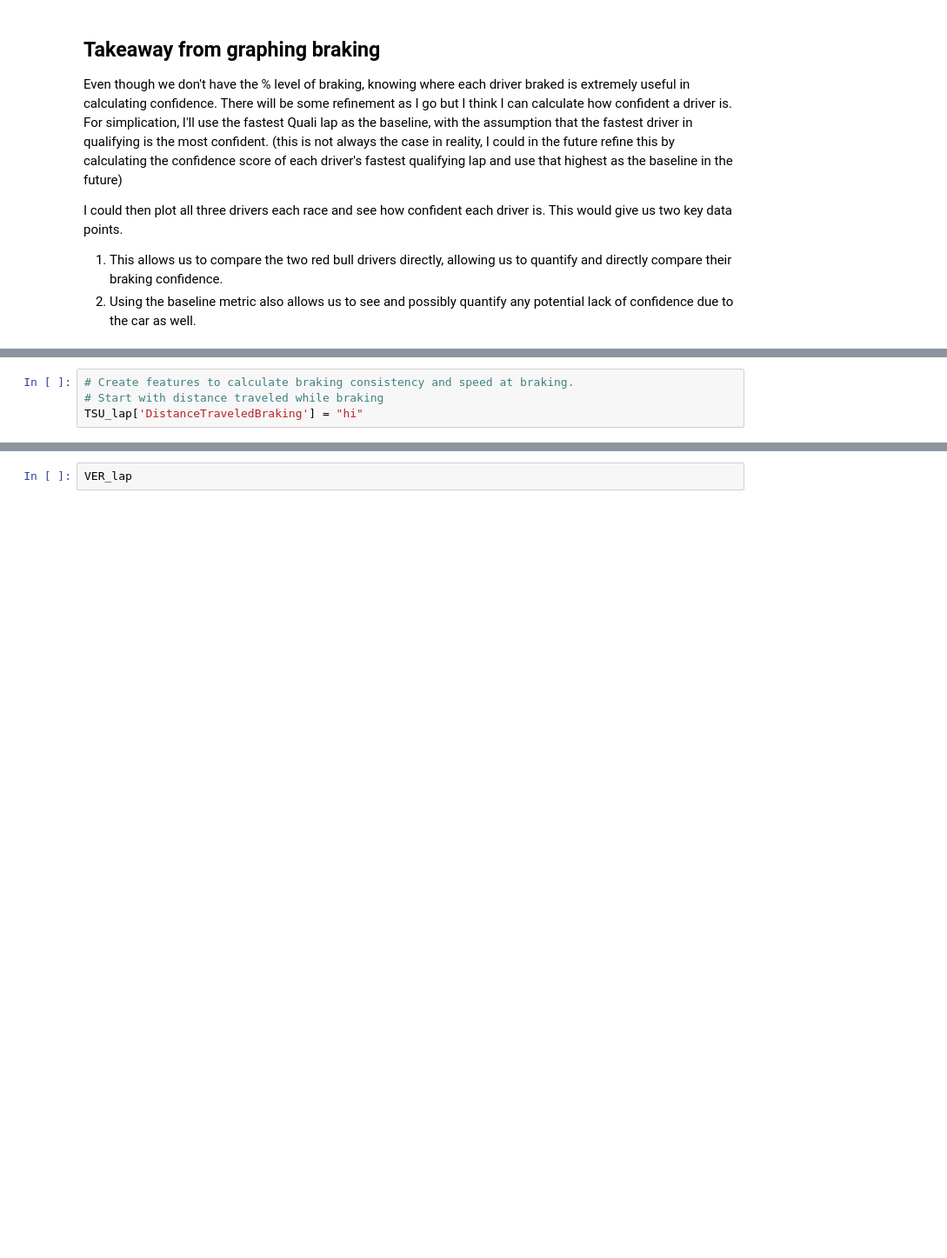
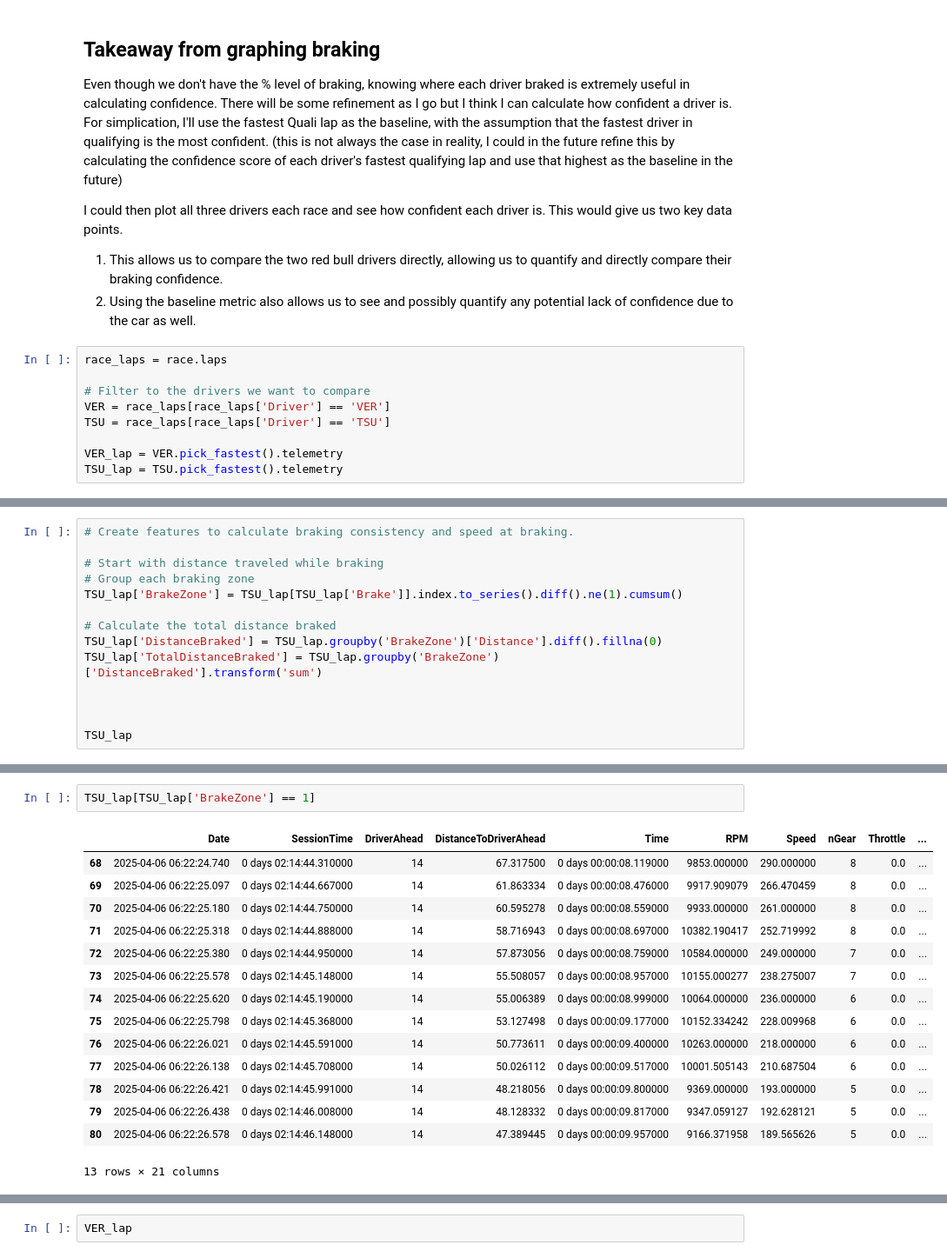
Before and after one commit to OhOmah/F1Revisited, a Jupyter notebook: MaxVSecondSeat.ipynb, the cells around one changed output, grey strips where cells are left out. Shown at 87% size. Drawn from its saved outputs; the diff is of its cells as text; blank space fills up the shorter version.

Commit message:
Updated code to calculate Braking Consistency

```diff
--- a/MaxVSecondSeat.ipynb
+++ b/MaxVSecondSeat.ipynb
@@ -543,3 +543,12 @@ Even though we don't have the % level of braking, knowing where each driver brak
 I could then plot all three drivers each race and see how confident each driver is. This would give us two key data points.
 1. This allows us to compare the two red bull drivers directly, allowing us to quantify and directly compare their braking confidence.
 2. Using the baseline metric also allows us to see and possibly quantify any potential lack of confidence due to the car as well.
+# %%
+race_laps = race.laps
+
+# Filter to the drivers we want to compare
+VER = race_laps[race_laps['Driver'] == 'VER']
+TSU = race_laps[race_laps['Driver'] == 'TSU']
+
+VER_lap = VER.pick_fastest().telemetry
+TSU_lap = TSU.pick_fastest().telemetry
@@ -546,7 +568,17 @@ I could then plot all three drivers each race and see how confident each driver
 # %%
 # Create features to calculate braking consistency and speed at braking.
+
 # Start with distance traveled while braking
-TSU_lap['DistanceTraveledBraking'] = "hi"
+# Group each braking zone
+TSU_lap['BrakeZone'] = TSU_lap[TSU_lap['Brake']].index.to_series().diff().ne(1).cumsum()
+
+# Calculate the total distance braked
+TSU_lap['DistanceBraked'] = TSU_lap.groupby('BrakeZone')['Distance'].diff().fillna(0)
+TSU_lap['TotalDistanceBraked'] = TSU_lap.groupby('BrakeZone')['DistanceBraked'].transform('sum')
+
+
+
+TSU_lap
 # %% [output]
 |  | Date | SessionTime | DriverAhead | DistanceToDriverAhead | Time | RPM | Speed | nGear | Throttle | ... |
 | 2 | 2025-04-06 06:22:16.621 | 0 days 02:14:36.191000 |  | 82.156944 | 0 days 00:00:00 | 10860.324961 | 272.724999 | 7 | 100.0 | ... |
@@ -599,0 +604,18 @@ TSU_lap
+# %%
+TSU_lap[TSU_lap['BrakeZone'] == 1]
+# %% [output]
+|  | Date | SessionTime | DriverAhead | DistanceToDriverAhead | Time | RPM | Speed | nGear | Throttle | ... |
+| 68 | 2025-04-06 06:22:24.740 | 0 days 02:14:44.310000 | 14 | 67.317500 | 0 days 00:00:08.119000 | 9853.000000 | 290.000000 | 8 | 0.0 | ... |
+| 69 | 2025-04-06 06:22:25.097 | 0 days 02:14:44.667000 | 14 | 61.863334 | 0 days 00:00:08.476000 | 9917.909079 | 266.470459 | 8 | 0.0 | ... |
+| 70 | 2025-04-06 06:22:25.180 | 0 days 02:14:44.750000 | 14 | 60.595278 | 0 days 00:00:08.559000 | 9933.000000 | 261.000000 | 8 | 0.0 | ... |
+| 71 | 2025-04-06 06:22:25.318 | 0 days 02:14:44.888000 | 14 | 58.716943 | 0 days 00:00:08.697000 | 10382.190417 | 252.719992 | 8 | 0.0 | ... |
+| 72 | 2025-04-06 06:22:25.380 | 0 days 02:14:44.950000 | 14 | 57.873056 | 0 days 00:00:08.759000 | 10584.000000 | 249.000000 | 7 | 0.0 | ... |
+| 73 | 2025-04-06 06:22:25.578 | 0 days 02:14:45.148000 | 14 | 55.508057 | 0 days 00:00:08.957000 | 10155.000277 | 238.275007 | 7 | 0.0 | ... |
+| 74 | 2025-04-06 06:22:25.620 | 0 days 02:14:45.190000 | 14 | 55.006389 | 0 days 00:00:08.999000 | 10064.000000 | 236.000000 | 6 | 0.0 | ... |
+| 75 | 2025-04-06 06:22:25.798 | 0 days 02:14:45.368000 | 14 | 53.127498 | 0 days 00:00:09.177000 | 10152.334242 | 228.009968 | 6 | 0.0 | ... |
+| 76 | 2025-04-06 06:22:26.021 | 0 days 02:14:45.591000 | 14 | 50.773611 | 0 days 00:00:09.400000 | 10263.000000 | 218.000000 | 6 | 0.0 | ... |
+| 77 | 2025-04-06 06:22:26.138 | 0 days 02:14:45.708000 | 14 | 50.026112 | 0 days 00:00:09.517000 | 10001.505143 | 210.687504 | 6 | 0.0 | ... |
+| 78 | 2025-04-06 06:22:26.421 | 0 days 02:14:45.991000 | 14 | 48.218056 | 0 days 00:00:09.800000 | 9369.000000 | 193.000000 | 5 | 0.0 | ... |
+| 79 | 2025-04-06 06:22:26.438 | 0 days 02:14:46.008000 | 14 | 48.128332 | 0 days 00:00:09.817000 | 9347.059127 | 192.628121 | 5 | 0.0 | ... |
+| 80 | 2025-04-06 06:22:26.578 | 0 days 02:14:46.148000 | 14 | 47.389445 | 0 days 00:00:09.957000 | 9166.371958 | 189.565626 | 5 | 0.0 | ... |
+13 rows × 21 columns
```
Also changed, not shown: parts of 9 cells of this notebook.
